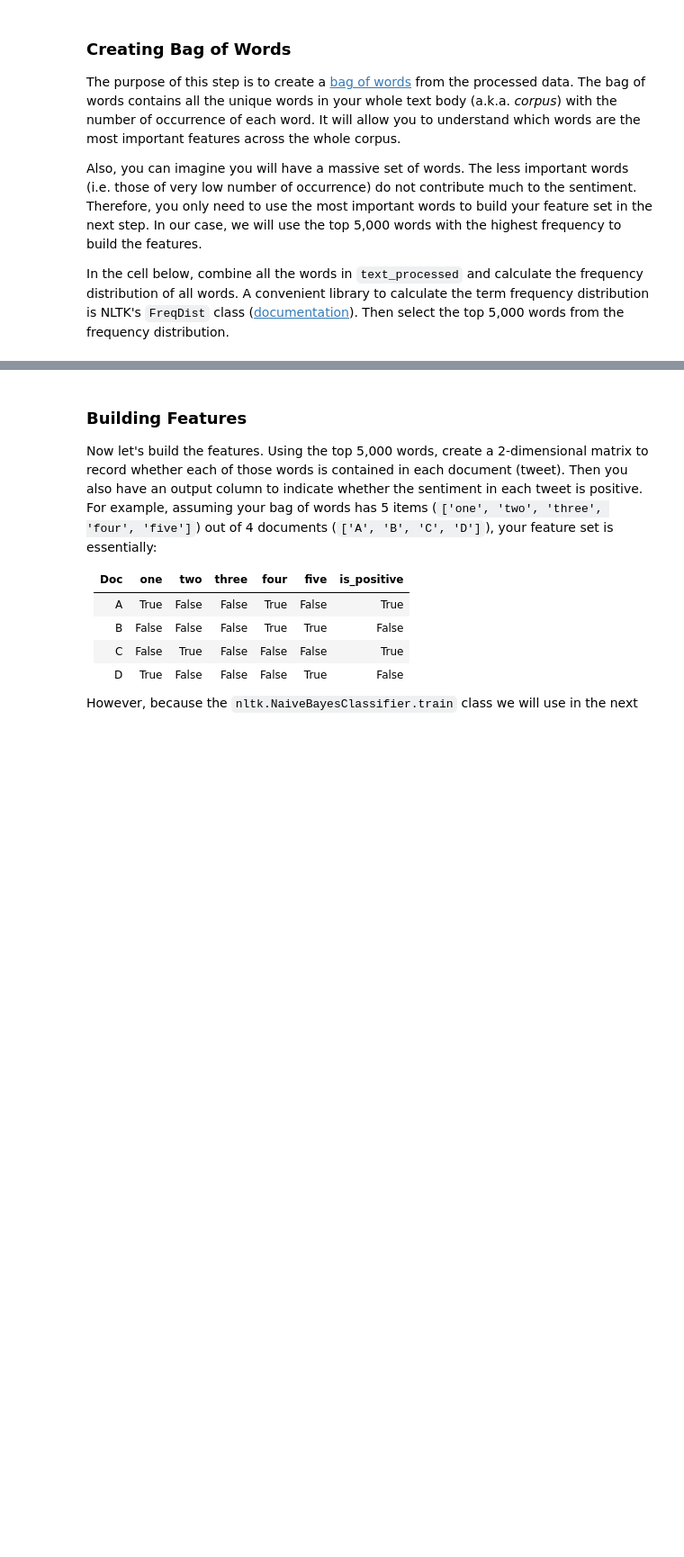
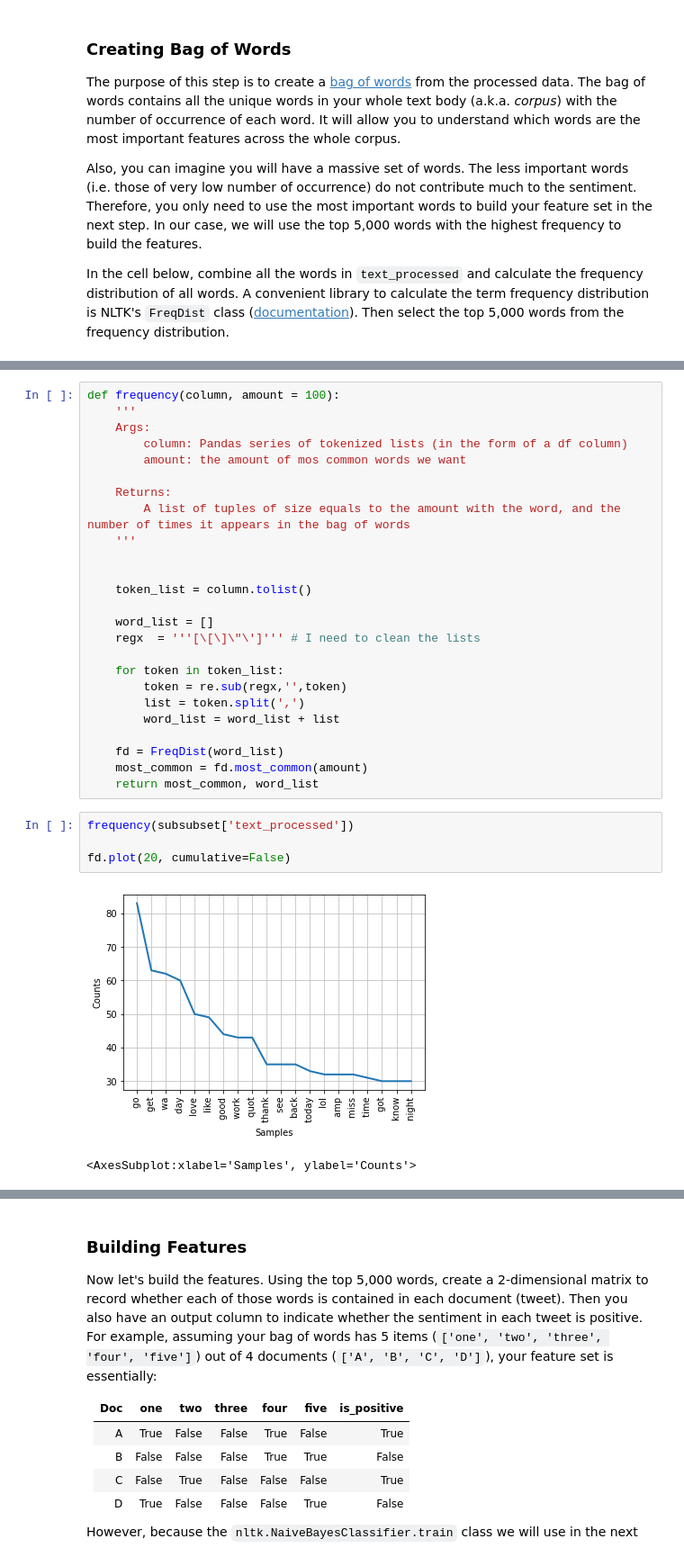
Before and after one commit to cargide/lab-nlp, a Jupyter notebook: your-code/challenge-2.ipynb, the cells around one changed output, grey strips where cells are left out. Shown at 90% size. Cells and saved outputs as stored; diff of their text form; blank space fills up the shorter version.

```diff
--- a/your-code/challenge-2.ipynb
+++ b/your-code/challenge-2.ipynb
@@ -183,0 +217,32 @@ In the cell below, combine all the words in `text_processed` and calculate the f
+# %%
+def frequency(column, amount = 100):
+    '''
+    Args:
+        column: Pandas series of tokenized lists (in the form of a df column)
+        amount: the amount of mos common words we want
+
+    Returns:
+        A list of tuples of size equals to the amount with the word, and the number of times it appears in the bag of words
+    '''
+
+
+    token_list = column.tolist()
+
+    word_list = []
+    regx  = '''[\[\]\"\']''' # I need to clean the lists
+
+    for token in token_list:
+        token = re.sub(regx,'',token)
+        list = token.split(',')
+        word_list = word_list + list
+
+    fd = FreqDist(word_list)
+    most_common = fd.most_common(amount)
+    return most_common, word_list
+# %%
+frequency(subsubset['text_processed'])
+
+fd.plot(20, cumulative=False)
+# %% [output]
+[figure, added]
+<AxesSubplot:xlabel='Samples', ylabel='Counts'>
```
Also changed, not shown: parts of 17 cells of this notebook, 1 other file.
